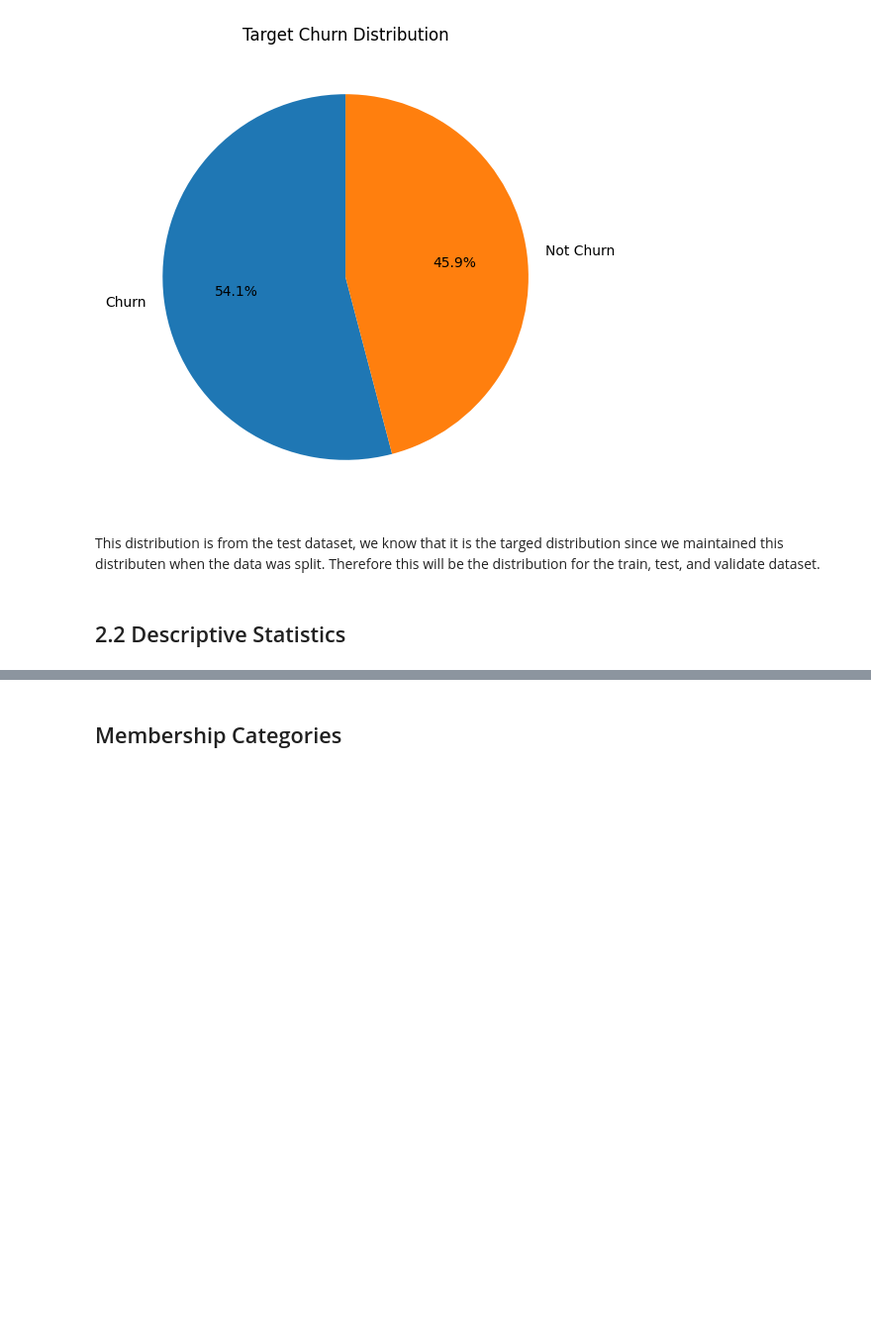
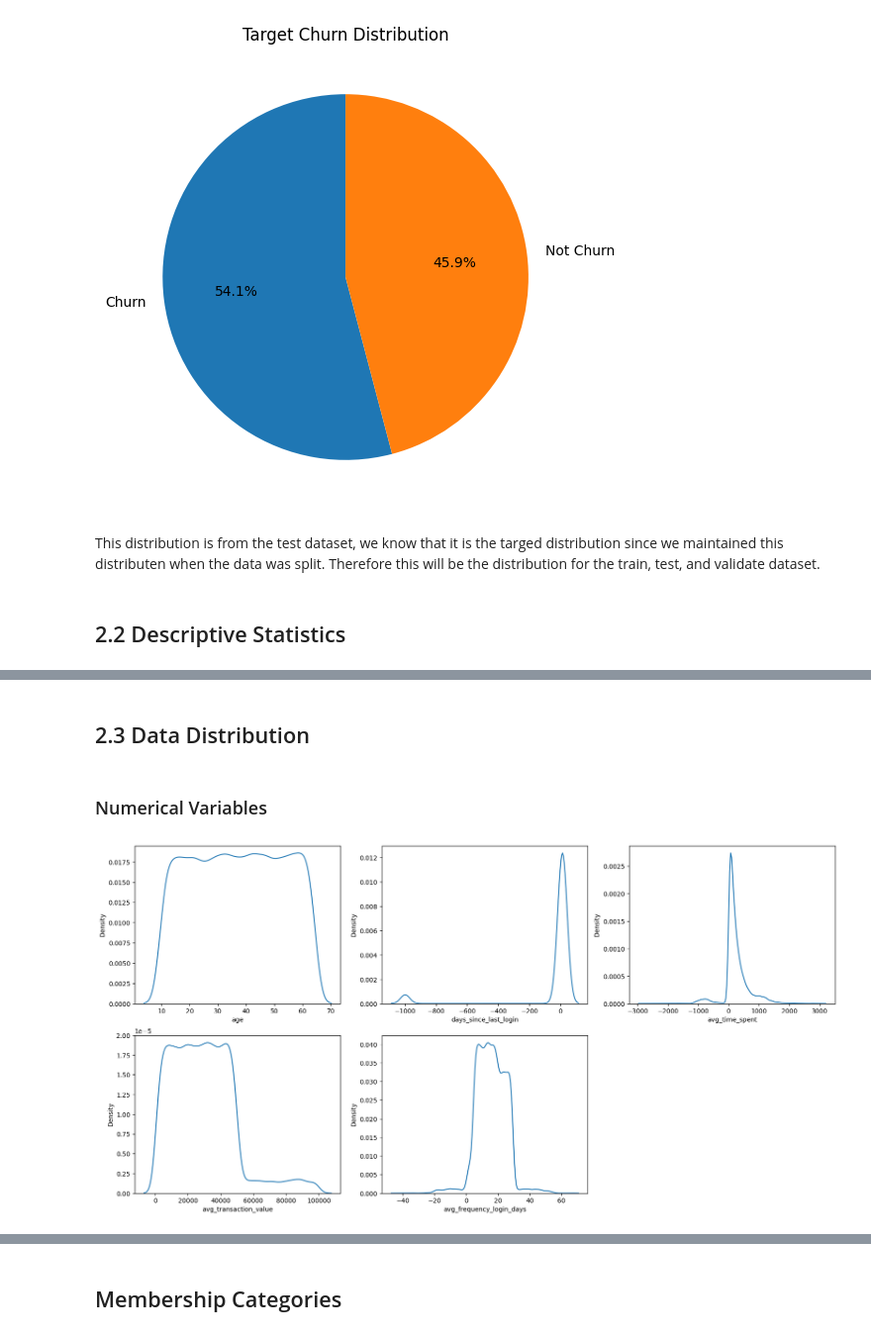
Before and after one commit to CMPE252/Customer-Churn-Prediction-Using-Machine-Learning, a Jupyter notebook: notebook/CMPE_252_Customer_Churn_Prediction.ipynb, the cells around one changed output, grey strips where cells are left out. Shown at 99% size. Cells and saved outputs as stored; diff of their text form; code cells hidden in the pictures; blank space fills up the shorter version.

Commit message:
Add EDA distributions

```diff
--- a/notebook/CMPE_252_Customer_Churn_Prediction.ipynb
+++ b/notebook/CMPE_252_Customer_Churn_Prediction.ipynb
@@ -436,11 +436,11 @@ Copy training dataset for EDA
 assert all(X_train.index == y_train.index)
 
 # Copy data
-X_train_raw = X_train.copy()
-y_train_raw = y_train.copy()
+X_train_eda = X_train.copy()
+y_train_eda = y_train.copy()
 
 # Combine data
-train_raw_df = pd.concat([X_train_raw, y_train_raw.rename("churn_risk_score")], axis=1)
+train_eda_df = pd.concat([X_train_eda, y_train_eda.rename("churn_risk_score")], axis=1)
 # %%
 negative_cols = ['days_since_last_login', 'avg_time_spent', 'avg_frequency_login_days', 'points_in_wallet']
 for column in negative_cols:
@@ -887,0 +919,24 @@ This distribution is from the test dataset, we know that it is the targed distri
+# %% [markdown]
+## 2.3 Data Distribution
+# %% [markdown]
+### Numerical Variables
+# %%
+# Create a figure with 2 rows and 3 columns of subplots
+fig,ax= plt.subplots(nrows=2,ncols=3,figsize=(20,10))
+
+# Loop through each numerical column and corresponding subplot
+for variable, subplot in zip(num_cols, ax.flatten()):
+
+    # Plot the Kernel Density Estimation (KDE) curve
+    z = sns.kdeplot(x = X_train_eda[variable] , ax=subplot)
+
+     # Set the x-axis label to the variable name
+    z.set_xlabel(variable, fontsize = 10)
+
+# Remove the last unused subplot (in case num_cols < 6)
+fig.delaxes(ax[1][2])
+
+# Display the final figure
+plt.show()
+# %% [output]
+[figure, added]
```
Also changed, not shown: parts of 14 cells of this notebook.
